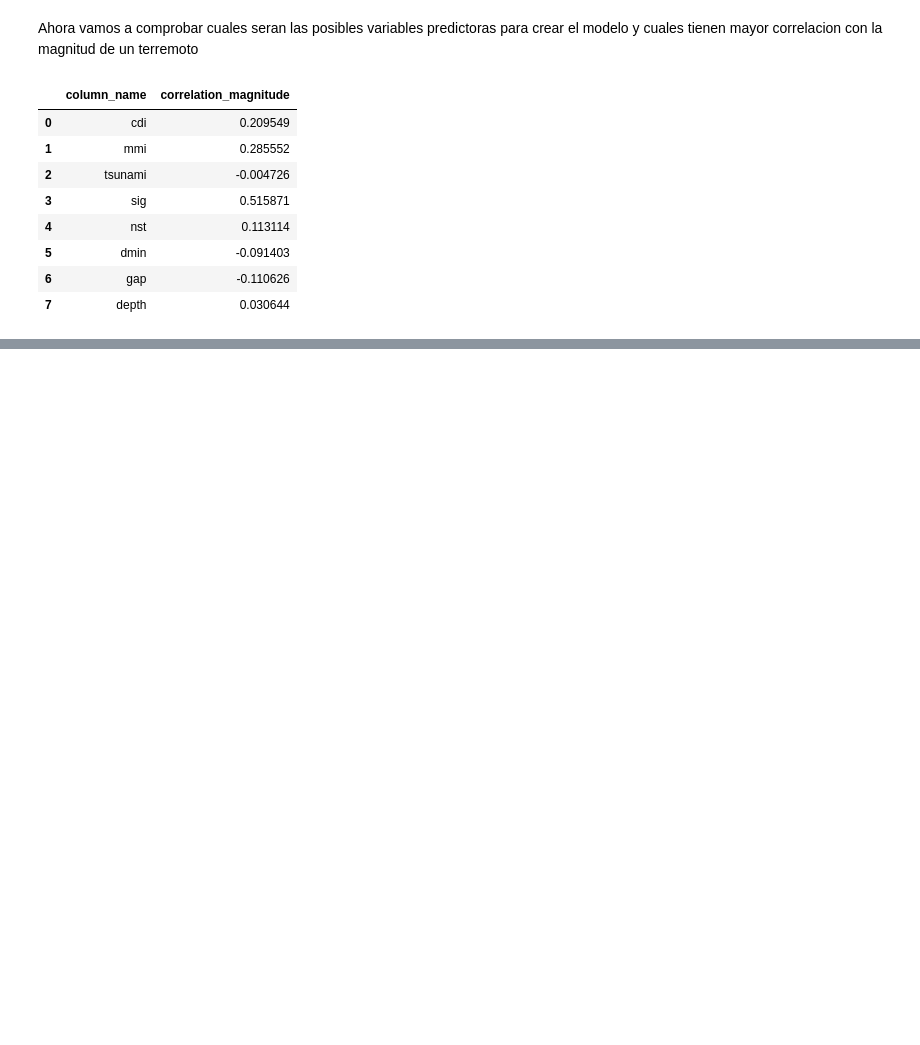
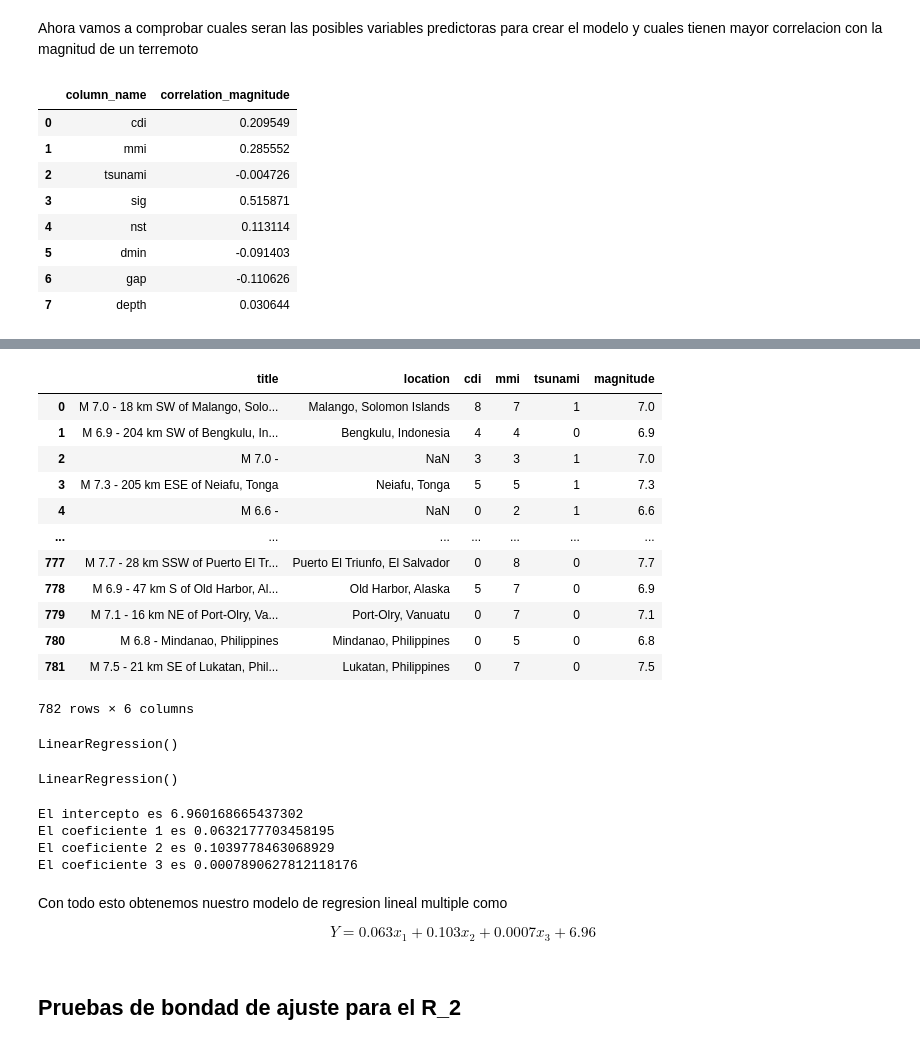
Before and after one commit to CrisHzz/Quake, a Jupyter notebook: Ejercicio.ipynb, the cells around one changed output, grey strips where cells are left out. Drawn from its saved outputs; the diff is of its cells as text; code cells hidden in the pictures; blank space fills up the shorter version.

Commit message:
feat: :rocket: Regression model ready

```diff
--- a/Ejercicio.ipynb
+++ b/Ejercicio.ipynb
@@ -132,0 +153,71 @@ correlation_dataframe
+# %%
+dataset_regression = dataset_eartquake[['title' , 'location', 'cdi', 'mmi' , 'tsunami', 'magnitude']]
+
+dataset_regression
+# %% [output]
+|  | title | location | cdi | mmi | tsunami | magnitude |
+| 0 | M 7.0 - 18 km SW of Malango, Solo... | Malango, Solomon Islands | 8 | 7 | 1 | 7.0 |
+| 1 | M 6.9 - 204 km SW of Bengkulu, In... | Bengkulu, Indonesia | 4 | 4 | 0 | 6.9 |
+| 2 | M 7.0 - | NaN | 3 | 3 | 1 | 7.0 |
+| 3 | M 7.3 - 205 km ESE of Neiafu, Tonga | Neiafu, Tonga | 5 | 5 | 1 | 7.3 |
+| 4 | M 6.6 - | NaN | 0 | 2 | 1 | 6.6 |
+| ... | ... | ... | ... | ... | ... | ... |
+| 777 | M 7.7 - 28 km SSW of Puerto El Tr... | Puerto El Triunfo, El Salvador | 0 | 8 | 0 | 7.7 |
+| 778 | M 6.9 - 47 km S of Old Harbor, Al... | Old Harbor, Alaska | 5 | 7 | 0 | 6.9 |
+| 779 | M 7.1 - 16 km NE of Port-Olry, Va... | Port-Olry, Vanuatu | 0 | 7 | 0 | 7.1 |
+| 780 | M 6.8 - Mindanao, Philippines | Mindanao, Philippines | 0 | 5 | 0 | 6.8 |
+| 781 | M 7.5 - 21 km SE of Lukatan, Phil... | Lukatan, Philippines | 0 | 7 | 0 | 7.5 |
+782 rows × 6 columns
+# %%
+from sklearn.preprocessing import StandardScaler
+from sklearn.linear_model import LinearRegression
+from sklearn.model_selection import train_test_split
+
+#Creamos las instancias para trabajar
+
+scaler = StandardScaler()
+regression_model = LinearRegression()
+
+X = dataset_regression.drop(columns=['title','location','magnitude'])
+
+Y = dataset_regression['magnitude']
+
+#Aplicamos el escalador
+
+X_scaled = scaler.fit_transform(X)
+
+#Dividimos los datos en entrenamiento y prueba
+
+x_train , x_test , y_train , y_test = train_test_split(X_scaled , Y , test_size=0.2 , random_state=42)
+
+#Entrenamos el modelo
+
+regression_model = LinearRegression()
+
+regression_model
+# %% [output]
+LinearRegression()
+# %%
+regression_model.fit(x_train , y_train)
+# %% [output]
+LinearRegression()
+# %%
+regression_parameters = [regression_model.intercept_] + list(regression_model.coef_)
+
+regression_parameters
+
+print(f'El intercepto es {regression_parameters[0]}')
+
+for coeficiente in range(1, len(regression_parameters)):
+    print(f'El coeficiente {coeficiente} es {regression_parameters[coeficiente]}')
+# %% [output]
+El intercepto es 6.960168665437302
+El coeficiente 1 es 0.0632177703458195
+El coeficiente 2 es 0.1039778463068929
+El coeficiente 3 es 0.0007890627812118176
+# %% [markdown]
+Con todo esto obtenemos nuestro modelo de regresion lineal multiple como
+
+$$ Y= 0.063x_1 + 0.103x_2 + 0.0007x_3 + 6.96 $$
+# %% [markdown]
+## Pruebas de bondad de ajuste para el R_2
```
Also changed, not shown: parts of 2 cells of this notebook.
